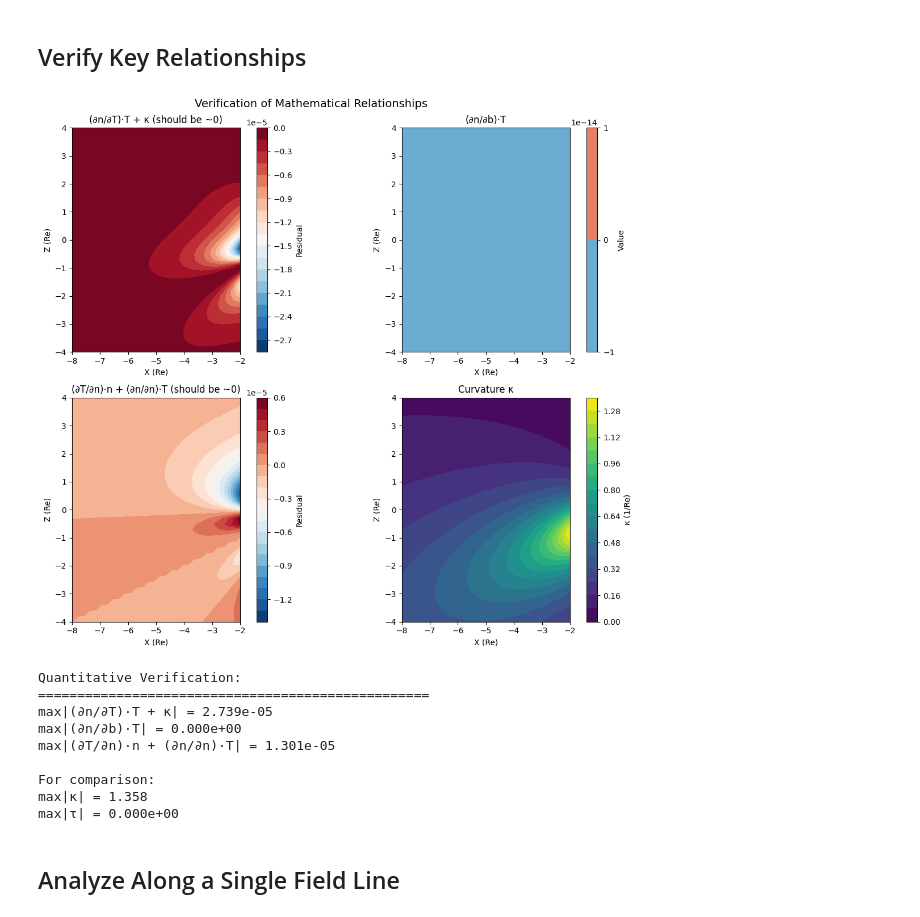
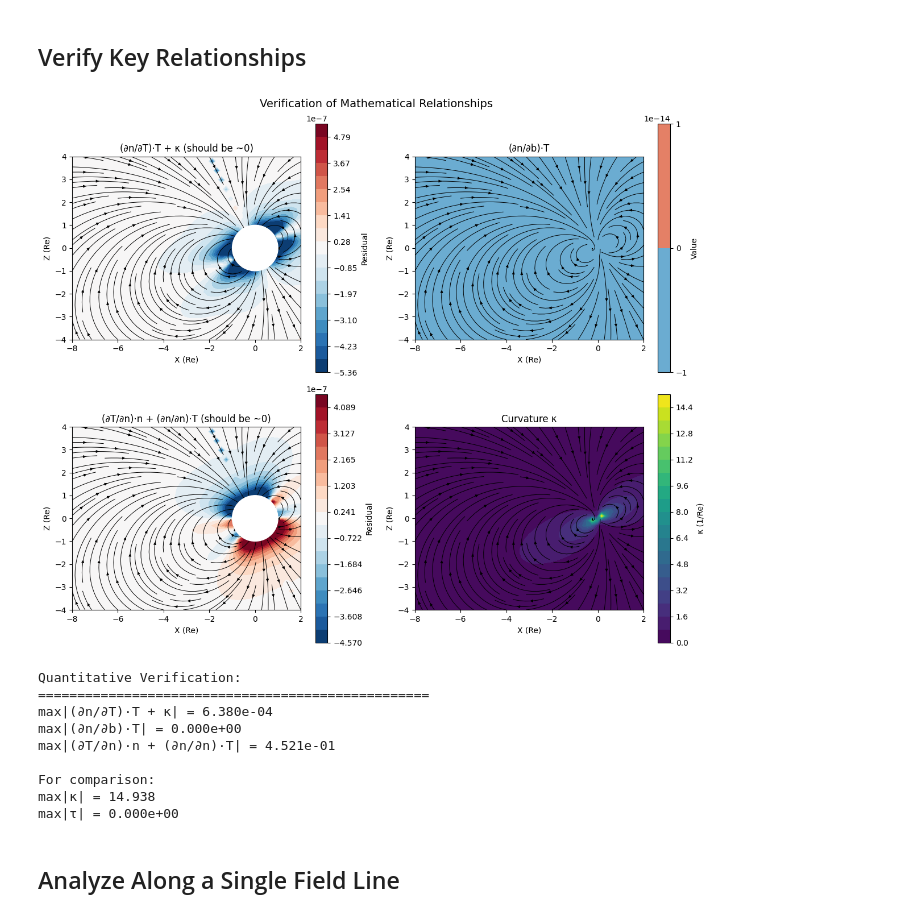
Before and after one commit to Butadiene/Mageometry, a Jupyter notebook: examples/notebooks/13_dipole_field_directional_derivatives.ipynb, the cells around one changed output. Saved outputs shown, nothing was run; the diff lists cells and outputs as text; code cells hidden in the pictures.

```diff
--- a/examples/notebooks/13_dipole_field_directional_derivatives.ipynb
+++ b/examples/notebooks/13_dipole_field_directional_derivatives.ipynb
@@ -57,7 +58,7 @@ We'll analyze the dipole field in two planes:
 # %%
 # Create grids for analysis
 # Meridional plane (noon-midnight)
-x_mer = np.linspace(-8, -2, 50)
+x_mer = np.linspace(-8, 2, 50)
 z_mer = np.linspace(-4, 4, 40)
 X_mer, Z_mer = np.meshgrid(x_mer, z_mer)
 Y_mer = np.zeros_like(X_mer)
@@ -95,7 +96,7 @@ def dipole_field_wrapper(parmod, ps, x, y, z):
 # Calculate all 9 directional derivatives for meridional plane
 print("Calculating directional derivatives...")
 derivatives_mer = field_line_directional_derivatives_vectorized(
-    dipole_field_wrapper, None, ps, x_mer_flat, y_mer_flat, z_mer_flat
+    dipole_field_wrapper, None, ps, x_mer_flat, y_mer_flat, z_mer_flat, delta = 0.001
 )
 
 # Extract curvature and torsion
@@ -243,14 +268,34 @@ plt.show()
 # Verify expected relationships
 fig, axes = plt.subplots(2, 2, figsize=(12, 10))
 
+# Calculates magnetic field vectors on a meridional grid
+Bx_mer, By_mer, Bz_mer = dip(X_mer, Y_mer, Z_mer)
+
 # 1. Check (∂n/∂T)·T ≈ -κ (from antisymmetry)
 ax = axes[0, 0]
 diff1 = params['dn_dT_T'] + curvature_mer_grid
-im1 = ax.contourf(X_mer, Z_mer, diff1, levels=20, cmap='RdBu_r')
-ax.set_title('(∂n/∂T)·T + κ (should be ~0)')
+vmax1 = np.percentile(np.abs(diff1), 95)
+data_for_plot = np.clip(diff1, -vmax1, vmax1)
+levels = np.linspace(-vmax1, vmax1, 20)
+im1 = ax.contourf(X_mer, Z_mer, data_for_plot, levels=levels, cmap='RdBu_r',
+                  vmin=-vmax1, vmax=vmax1)
+circle = plt.Circle((0, 0), 1, color='white', zorder=10)
+ax.add_patch(circle)
+ax.set_title('(∂n/∂T)·T + κ (should be ~0)', fontsize=12)
 ax.set_xlabel('X (Re)')
 ax.set_ylabel('Z (Re)')
 ax.set_aspect('equal')
+
+# Overlapping magnetic field streamlines (magnetic field lines)
+strm = ax.streamplot(
+    X_mer, Z_mer,
+    Bx_mer, Bz_mer,
+    density=1.2,
+    linewidth=0.7,
+    color='k',
+    arrowsize=0.7
+)
+
 plt.colorbar(im1, ax=ax, label='Residual')
 
 # 2. Check (∂n/∂b)·T (related to geometry)
@@ -260,50 +305,83 @@ ax.set_title('(∂n/∂b)·T')
 ax.set_xlabel('X (Re)')
 ax.set_ylabel('Z (Re)')
 ax.set_aspect('equal')
+# Overlapping magnetic field streamlines (magnetic field lines)
+strm = ax.streamplot(
+    X_mer, Z_mer,
+    Bx_mer, Bz_mer,
+    density=1.2,
+    linewidth=0.7,
+    color='k',
+    arrowsize=0.7
+)
 plt.colorbar(im2, ax=ax, label='Value')
 
 # 3. Antisymmetry: (∂T/∂n)·n + (∂n/∂n)·T = 0
 ax = axes[1, 0]
 antisym1 = params['dT_dn_n'] + params['dn_dn_T']
-im3 = ax.contourf(X_mer, Z_mer, antisym1, levels=20, cmap='RdBu_r')
-ax.set_title('(∂T/∂n)·n + (∂n/∂n)·T (should be ~0)')
+vmax3 = np.percentile(np.abs(antisym1), 95)
+data_for_plot = np.clip(antisym1, -vmax3, vmax3)
+levels = np.linspace(-vmax3, vmax3, 20)
+im3 = ax.contourf(X_mer, Z_mer, data_for_plot, levels=levels, cmap='RdBu_r',
+                  vmin=-vmax3, vmax=vmax3)
+circle = plt.Circle((0, 0), 1, color='white', zorder=10)
+ax.add_patch(circle)
+ax.set_title('(∂T/∂n)·n + (∂n/∂n)·T (should be ~0)', fontsize=12)
 ax.set_xlabel('X (Re)')
 ax.set_ylabel('Z (Re)')
 ax.set_aspect('equal')
+# Overlapping magnetic field streamlines (magnetic field lines)
+strm = ax.streamplot(
+    X_mer, Z_mer,
+    Bx_mer, Bz_mer,
+    density=1.2,
+    linewidth=0.7,
+    color='k',
+    arrowsize=0.7
+)
 plt.colorbar(im3, ax=ax, label='Residual')
 
 # 4. Plot curvature for reference
 ax = axes[1, 1]
 im4 = ax.contourf(X_mer, Z_mer, curvature_mer_grid, levels=20, cmap='viridis')
 ax.set_title('Curvature κ')
 ax.set_xlabel('X (Re)')
 ax.set_ylabel('Z (Re)')
 ax.set_aspect('equal')
+# Overlapping magnetic field streamlines (magnetic field lines)
+strm = ax.streamplot(
+    X_mer, Z_mer,
+    Bx_mer, Bz_mer,
+    density=1.2,
+    linewidth=0.7,
+    color='k',
+    arrowsize=0.7
+)
 plt.colorbar(im4, ax=ax, label='κ (1/Re)')
 
 plt.suptitle('Verification of Mathematical Relationships', fontsize=14)
 plt.tight_layout()
 plt.show()
 
 # Print quantitative verification
 print("Quantitative Verification:")
 print("=" * 50)
 print(f"max|(∂n/∂T)·T + κ| = {np.max(np.abs(diff1)):.3e}")
 print(f"max|(∂n/∂b)·T| = {np.max(np.abs(params['dn_db_T'])):.3e}")
 print(f"max|(∂T/∂n)·n + (∂n/∂n)·T| = {np.max(np.abs(antisym1)):.3e}")
 print(f"\nFor comparison:")
 print(f"max|κ| = {np.max(np.abs(curvature_mer_grid)):.3f}")
 print(f"max|τ| = {np.max(np.abs(torsion_mer_grid)):.3e}")
 # %% [output]
-[figure, old version]
+[figure, new version]
 Quantitative Verification:
 ==================================================
-max|(∂n/∂T)·T + κ| = 2.739e-05
+max|(∂n/∂T)·T + κ| = 6.380e-04
 max|(∂n/∂b)·T| = 0.000e+00
-max|(∂T/∂n)·n + (∂n/∂n)·T| = 1.301e-05
+max|(∂T/∂n)·n + (∂n/∂n)·T| = 4.521e-01
 
 For comparison:
-max|κ| = 1.358
+max|κ| = 14.938
 max|τ| = 0.000e+00
 # %% [markdown]
 ## Analyze Along a Single Field Line
```
Also changed, not shown: parts of 4 cells of this notebook, 1 other file.
